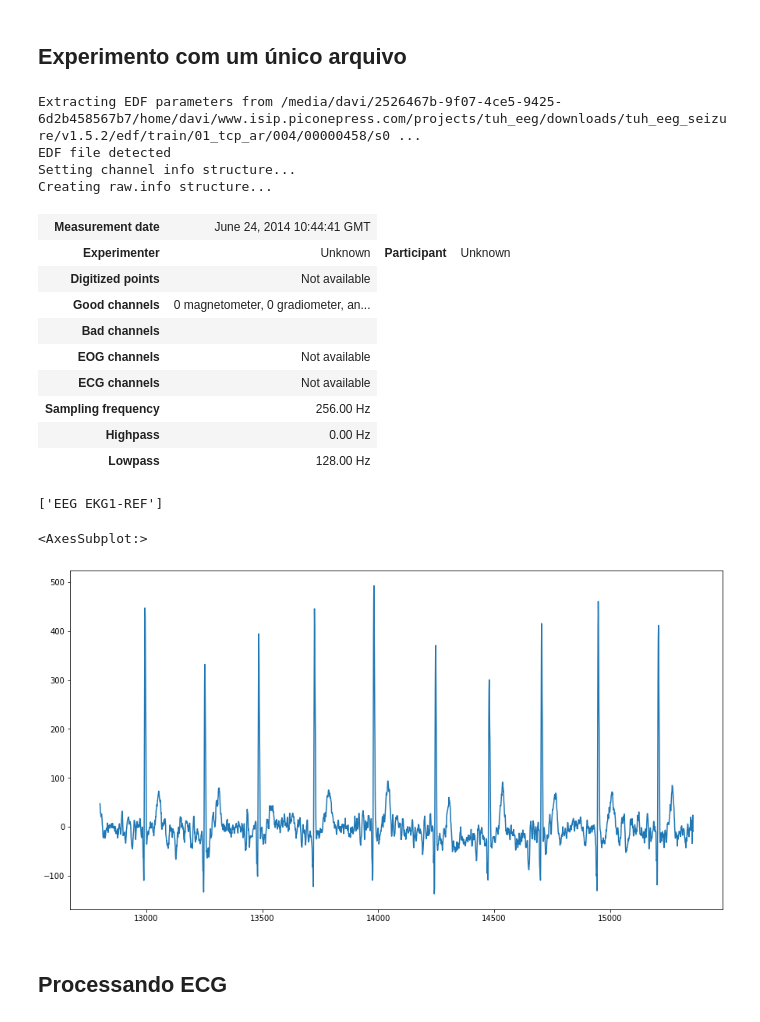
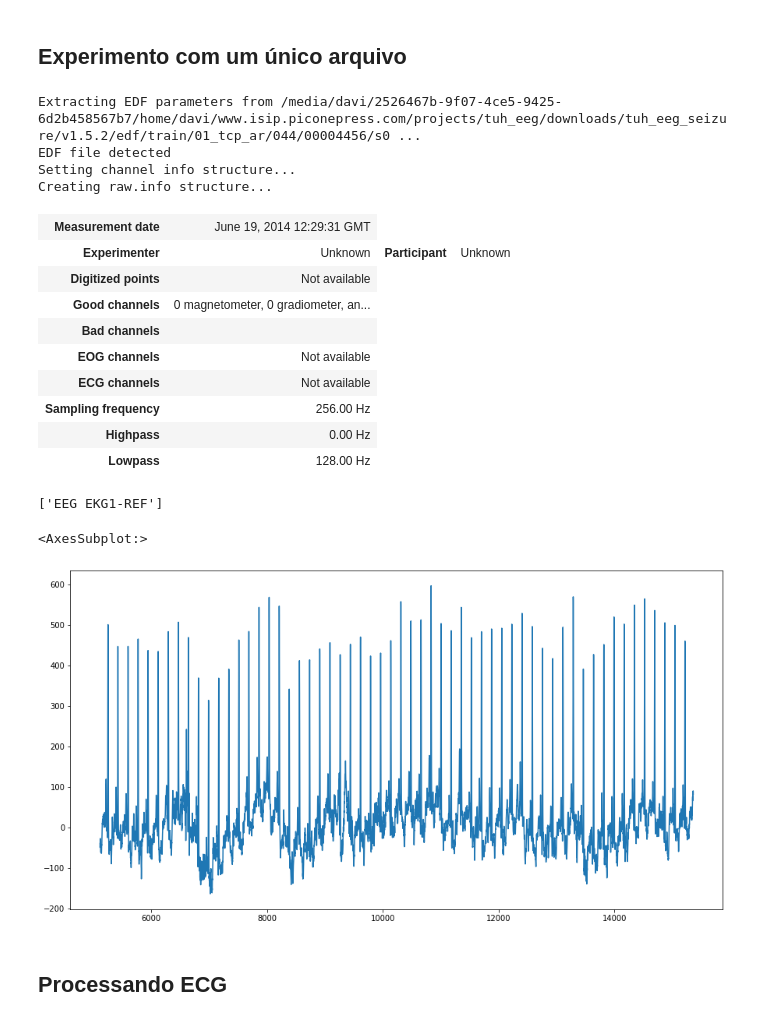
Before and after one commit to davicn/doutorado_ppgee_v2, a Jupyter notebook: src/notebooks/4-explore_ecg.ipynb, the cells around one changed output. Drawn from its saved outputs; the diff is of its cells as text; code cells hidden in the pictures.

```diff
--- a/src/notebooks/4-explore_ecg.ipynb
+++ b/src/notebooks/4-explore_ecg.ipynb
@@ -10,8 +10,8 @@ PATH
 # %% [output]
 '/home/davi/Github/doutorado_ppgee_v2'
 # %%
-# df = pd.read_csv(PATH+'/data/Generalized_seizures_dataset.csv')
-df = pd.read_csv(PATH + '/data/data_train.csv')
+df = pd.read_csv(PATH+'/data/Generalized_seizures_dataset.csv')
+# df = pd.read_csv(PATH + '/data/data_train.csv')
 # %%
 # Quantidade de Sinas por frquência amostral
 df['freq'].value_counts()
@@ -71,11 +71,11 @@ data = mne.io.read_raw_edf(path_data + '/' + file)
 info = data.info
 info
 # %% [output]
-Extracting EDF parameters from /media/davi/2526467b-9f07-4ce5-9425-6d2b458567b7/home/davi/www.isip.piconepress.com/projects/tuh_eeg/downloads/tuh_eeg_seizure/v1.5.2/edf/train/01_tcp_ar/004/00000458/s0 ...
+Extracting EDF parameters from /media/davi/2526467b-9f07-4ce5-9425-6d2b458567b7/home/davi/www.isip.piconepress.com/projects/tuh_eeg/downloads/tuh_eeg_seizure/v1.5.2/edf/train/01_tcp_ar/044/00004456/s0 ...
 EDF file detected
 Setting channel info structure...
 Creating raw.info structure...
-| Measurement date | June 24, 2014 10:44:41 GMT |
+| Measurement date | June 19, 2014 12:29:31 GMT |
 | Experimenter | Unknown | Participant | Unknown |
 | Digitized points | Not available |
 | Good channels | 0 magnetometer, 0 gradiometer, an... |
@@ -94,18 +94,18 @@ ch_ecg
 # %%
 # Canal de ECG puro
 
 import matplotlib.pyplot as plt
 
 edf = data.to_data_frame()
 
-ecg = edf['EEG EKG1-REF'][256 * 50:256 * 60] * (-1)
+ecg = edf['EEG EKG1-REF'][256 * 20:256 * 60] * (-1)
 
 fig = plt.figure(figsize=[15, 8])
 
 ecg.plot()
 # %% [output]
 <AxesSubplot:>
-[figure, old version]
+[figure, new version]
 # %% [markdown]
 ## Processando ECG
 # %% [markdown]
```
Also changed, not shown: parts of 9 cells of this notebook, 4 other files.
